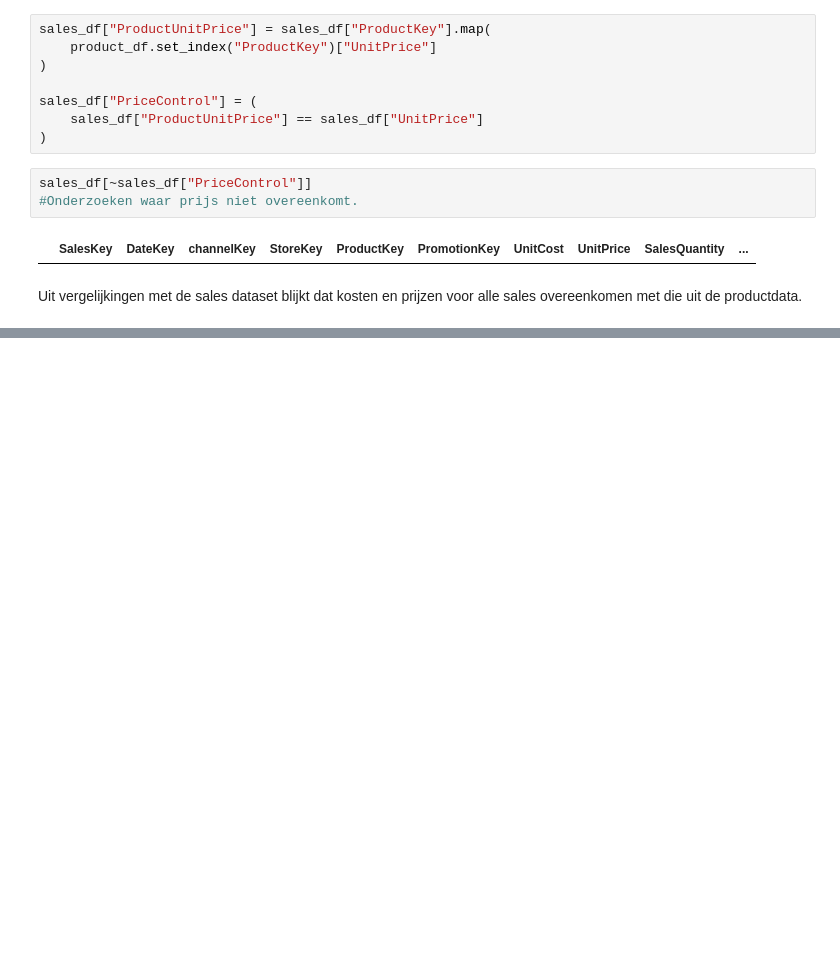
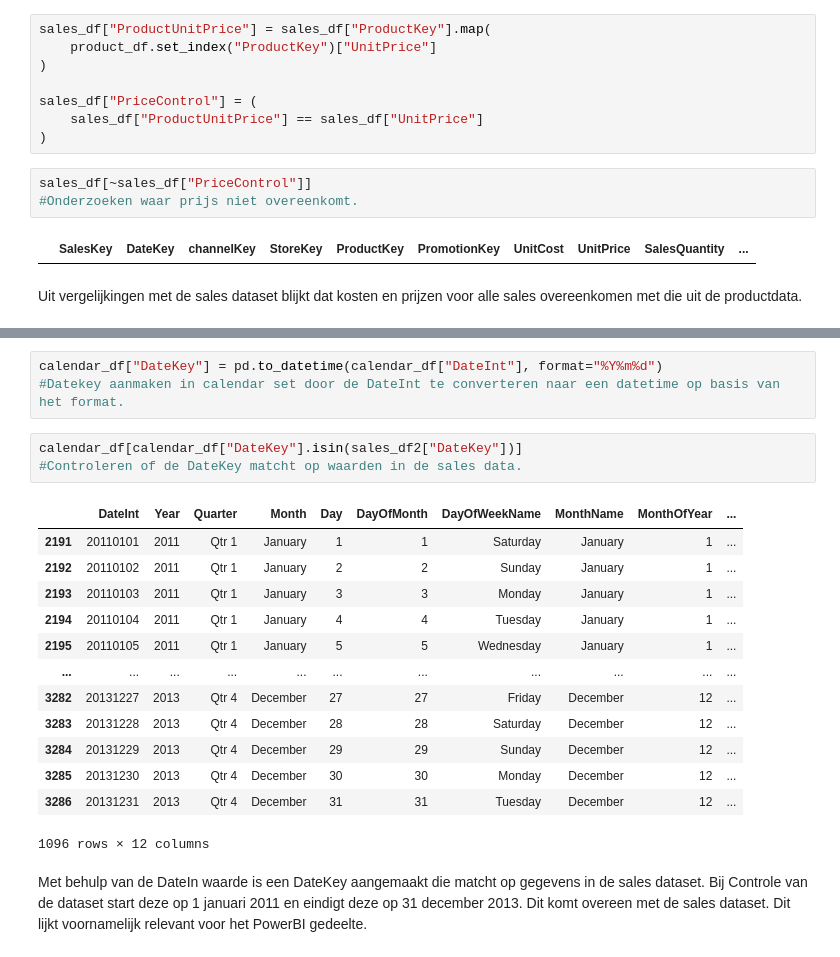
Before and after one commit to Jcpvanbers/Datasets-minor, a Jupyter notebook: Data analyse Contoso.ipynb, the cells around one changed output, grey strips where cells are left out. Saved outputs shown, nothing was run; the diff lists cells and outputs as text; blank space fills up the shorter version.

```diff
--- a/Data analyse Contoso.ipynb
+++ b/Data analyse Contoso.ipynb
@@ -490,0 +644,24 @@ Uit vergelijkingen met de sales dataset blijkt dat kosten en prijzen voor alle s
+# %%
+calendar_df["DateKey"] = pd.to_datetime(calendar_df["DateInt"], format="%Y%m%d")
+#Datekey aanmaken in calendar set door de DateInt te converteren naar een datetime op basis van het format.
+# %%
+calendar_df[calendar_df["DateKey"].isin(sales_df2["DateKey"])]
+#Controleren of de DateKey matcht op waarden in de sales data.
+# %% [output]
+|  | DateInt | Year | Quarter | Month | Day | DayOfMonth | DayOfWeekName | MonthName | MonthOfYear | ... |
+| 2191 | 20110101 | 2011 | Qtr 1 | January | 1 | 1 | Saturday | January | 1 | ... |
+| 2192 | 20110102 | 2011 | Qtr 1 | January | 2 | 2 | Sunday | January | 1 | ... |
+| 2193 | 20110103 | 2011 | Qtr 1 | January | 3 | 3 | Monday | January | 1 | ... |
+| 2194 | 20110104 | 2011 | Qtr 1 | January | 4 | 4 | Tuesday | January | 1 | ... |
+| 2195 | 20110105 | 2011 | Qtr 1 | January | 5 | 5 | Wednesday | January | 1 | ... |
+| ... | ... | ... | ... | ... | ... | ... | ... | ... | ... | ... |
+| 3282 | 20131227 | 2013 | Qtr 4 | December | 27 | 27 | Friday | December | 12 | ... |
+| 3283 | 20131228 | 2013 | Qtr 4 | December | 28 | 28 | Saturday | December | 12 | ... |
+| 3284 | 20131229 | 2013 | Qtr 4 | December | 29 | 29 | Sunday | December | 12 | ... |
+| 3285 | 20131230 | 2013 | Qtr 4 | December | 30 | 30 | Monday | December | 12 | ... |
+| 3286 | 20131231 | 2013 | Qtr 4 | December | 31 | 31 | Tuesday | December | 12 | ... |
+1096 rows × 12 columns
+# %% [markdown]
+Met behulp van de DateIn waarde is een DateKey aangemaakt die matcht op gegevens in de sales dataset.
+Bij Controle van de dataset start deze op 1 januari 2011 en eindigt deze op 31 december 2013. Dit komt overeen met de sales dataset.
+Dit lijkt voornamelijk relevant voor het PowerBI gedeelte.
```
Also changed, not shown: parts of 37 cells of this notebook, 1 other file.
